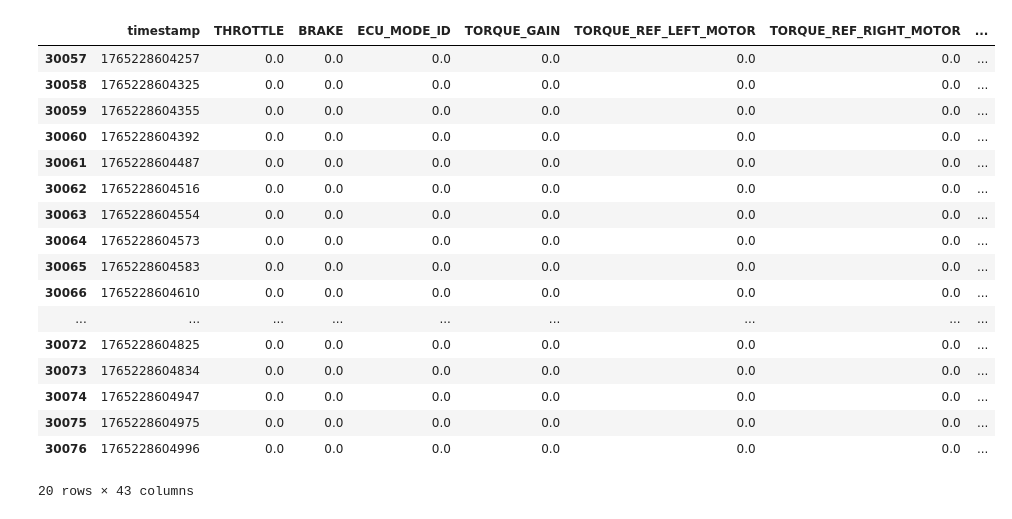
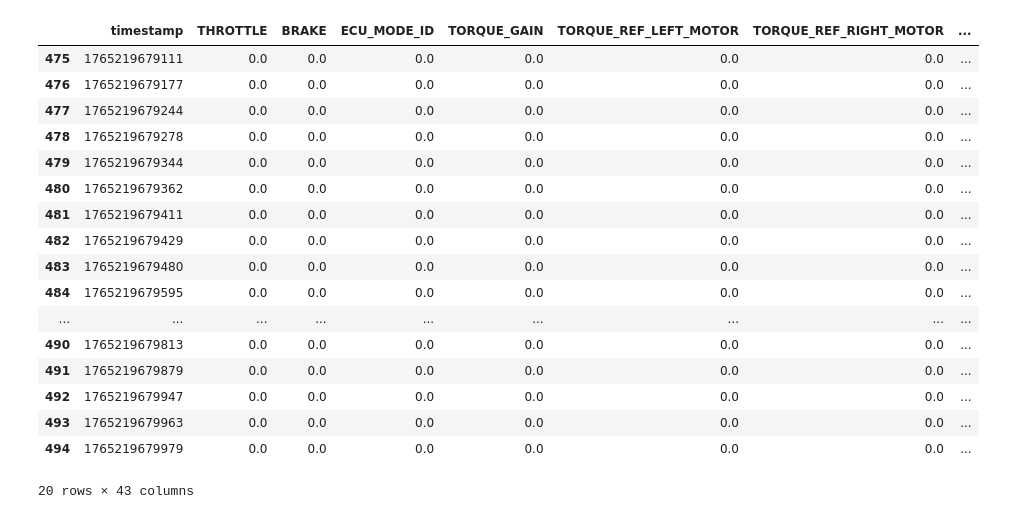
Before and after one commit to Tesla-UFMG/Data-Analysis, a Jupyter notebook: csv_testing.ipynb, the cells around one changed output. Saved outputs shown, nothing was run; the diff lists cells and outputs as text; code cells hidden in the pictures.

```diff
--- a/csv_testing.ipynb
+++ b/csv_testing.ipynb
@@ -1,35 +1,35 @@
 # %%
 import pandas as pd
 import numpy as np
 import matplotlib.pyplot as plt
 import numpy as np
 from datetime import datetime
 from zoneinfo import ZoneInfo
 import matplotlib.dates as mdates
 
 plt.rcParams.update({'font.size': 14}) # Set global font size to 18
 plt.rcParams["figure.figsize"] = (10, 6)
 
-dataset_path = "./data/dados_telemetria/teste_odonto_08122025/full"
+dataset_path = "./data/dados_telemetria/teste_odonto_08122025/full/odonto_08122025/miguelito"
 
-full_df = pd.read_csv(f'{dataset_path}/full_df.csv')
+full_df = pd.read_csv(f'{dataset_path}/aceleracao2_miguelito.csv')
 full_df.tail(20)
 # %% [output]
 |  | timestamp | THROTTLE | BRAKE | ECU_MODE_ID | TORQUE_GAIN | TORQUE_REF_LEFT_MOTOR | TORQUE_REF_RIGHT_MOTOR | ... |
-| 30057 | 1765228604257 | 0.0 | 0.0 | 0.0 | 0.0 | 0.0 | 0.0 | ... |
-| 30058 | 1765228604325 | 0.0 | 0.0 | 0.0 | 0.0 | 0.0 | 0.0 | ... |
-| 30059 | 1765228604355 | 0.0 | 0.0 | 0.0 | 0.0 | 0.0 | 0.0 | ... |
-| 30060 | 1765228604392 | 0.0 | 0.0 | 0.0 | 0.0 | 0.0 | 0.0 | ... |
-| 30061 | 1765228604487 | 0.0 | 0.0 | 0.0 | 0.0 | 0.0 | 0.0 | ... |
-| 30062 | 1765228604516 | 0.0 | 0.0 | 0.0 | 0.0 | 0.0 | 0.0 | ... |
-| 30063 | 1765228604554 | 0.0 | 0.0 | 0.0 | 0.0 | 0.0 | 0.0 | ... |
-| 30064 | 1765228604573 | 0.0 | 0.0 | 0.0 | 0.0 | 0.0 | 0.0 | ... |
-| 30065 | 1765228604583 | 0.0 | 0.0 | 0.0 | 0.0 | 0.0 | 0.0 | ... |
-| 30066 | 1765228604610 | 0.0 | 0.0 | 0.0 | 0.0 | 0.0 | 0.0 | ... |
+| 475 | 1765219679111 | 0.0 | 0.0 | 0.0 | 0.0 | 0.0 | 0.0 | ... |
+| 476 | 1765219679177 | 0.0 | 0.0 | 0.0 | 0.0 | 0.0 | 0.0 | ... |
+| 477 | 1765219679244 | 0.0 | 0.0 | 0.0 | 0.0 | 0.0 | 0.0 | ... |
+| 478 | 1765219679278 | 0.0 | 0.0 | 0.0 | 0.0 | 0.0 | 0.0 | ... |
+| 479 | 1765219679344 | 0.0 | 0.0 | 0.0 | 0.0 | 0.0 | 0.0 | ... |
+| 480 | 1765219679362 | 0.0 | 0.0 | 0.0 | 0.0 | 0.0 | 0.0 | ... |
+| 481 | 1765219679411 | 0.0 | 0.0 | 0.0 | 0.0 | 0.0 | 0.0 | ... |
+| 482 | 1765219679429 | 0.0 | 0.0 | 0.0 | 0.0 | 0.0 | 0.0 | ... |
+| 483 | 1765219679480 | 0.0 | 0.0 | 0.0 | 0.0 | 0.0 | 0.0 | ... |
+| 484 | 1765219679595 | 0.0 | 0.0 | 0.0 | 0.0 | 0.0 | 0.0 | ... |
 | ... | ... | ... | ... | ... | ... | ... | ... | ... |
-| 30072 | 1765228604825 | 0.0 | 0.0 | 0.0 | 0.0 | 0.0 | 0.0 | ... |
-| 30073 | 1765228604834 | 0.0 | 0.0 | 0.0 | 0.0 | 0.0 | 0.0 | ... |
-| 30074 | 1765228604947 | 0.0 | 0.0 | 0.0 | 0.0 | 0.0 | 0.0 | ... |
-| 30075 | 1765228604975 | 0.0 | 0.0 | 0.0 | 0.0 | 0.0 | 0.0 | ... |
-| 30076 | 1765228604996 | 0.0 | 0.0 | 0.0 | 0.0 | 0.0 | 0.0 | ... |
+| 490 | 1765219679813 | 0.0 | 0.0 | 0.0 | 0.0 | 0.0 | 0.0 | ... |
+| 491 | 1765219679879 | 0.0 | 0.0 | 0.0 | 0.0 | 0.0 | 0.0 | ... |
+| 492 | 1765219679947 | 0.0 | 0.0 | 0.0 | 0.0 | 0.0 | 0.0 | ... |
+| 493 | 1765219679963 | 0.0 | 0.0 | 0.0 | 0.0 | 0.0 | 0.0 | ... |
+| 494 | 1765219679979 | 0.0 | 0.0 | 0.0 | 0.0 | 0.0 | 0.0 | ... |
 20 rows × 43 columns
```
Also changed, not shown: parts of 5 cells of this notebook.
